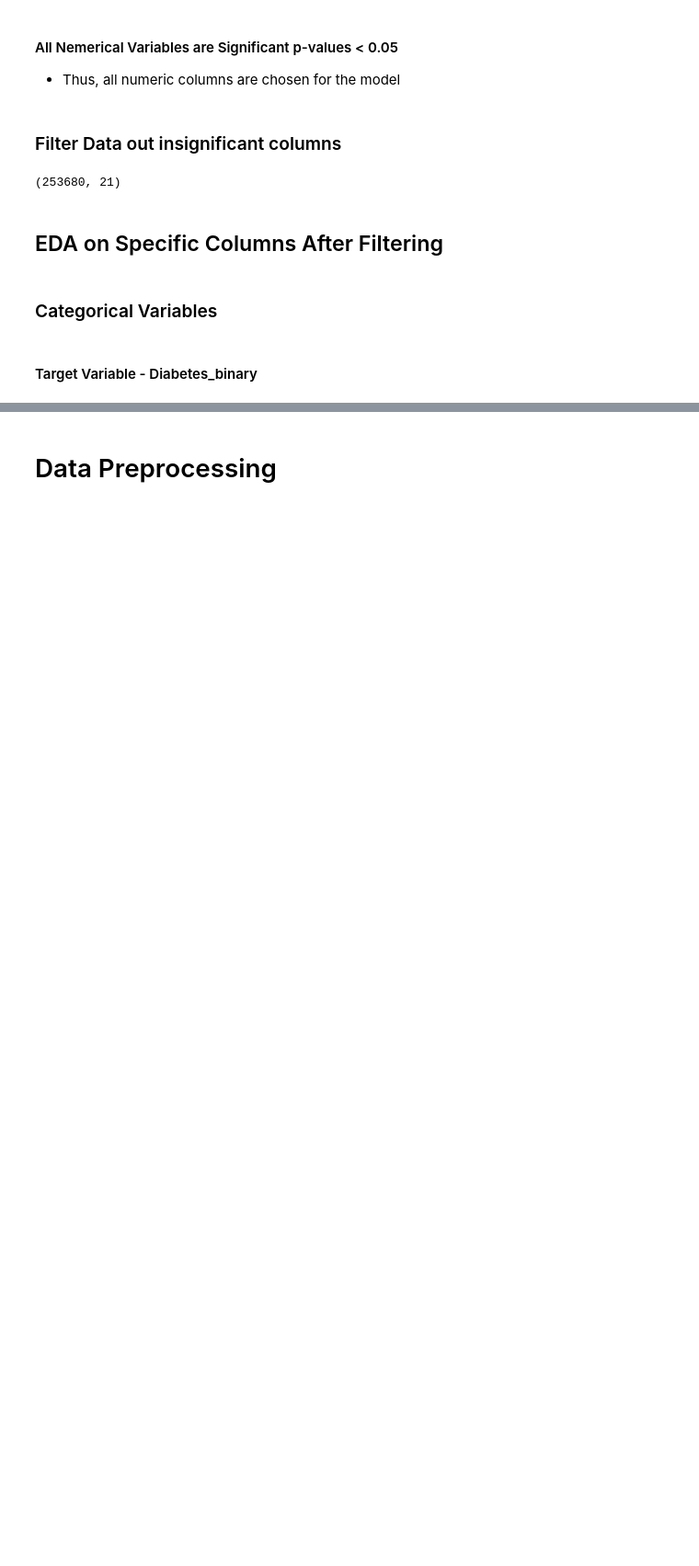
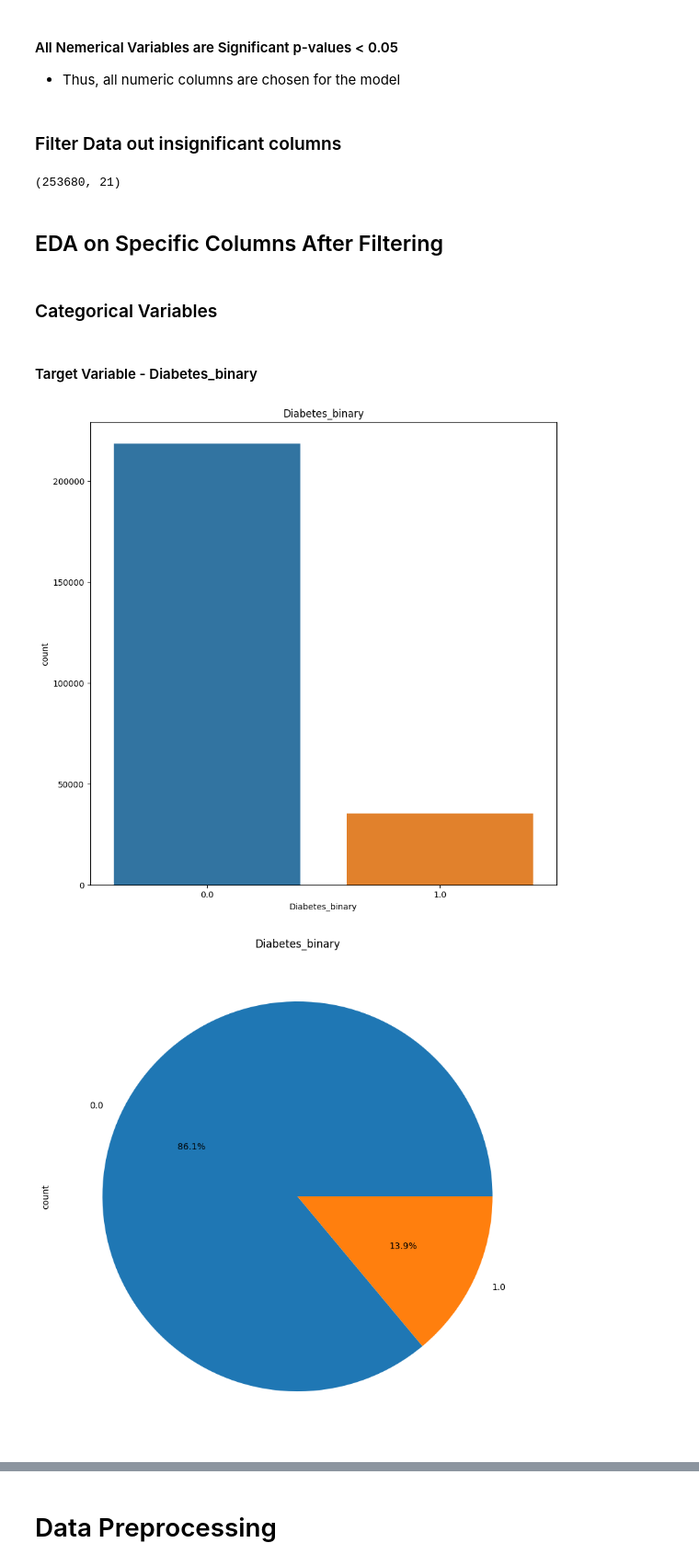
Before and after one commit to RileyLeo/Diabetes-Prediction-ML, a Jupyter notebook: notebook.ipynb, the cells around one changed output, grey strips where cells are left out. Shown at 92% size. Cells and saved outputs as stored; diff of their text form; code cells hidden in the pictures; blank space fills up the shorter version.

```diff
--- a/notebook.ipynb
+++ b/notebook.ipynb
@@ -34,3 +43,21 @@ def separate_column_names_by_binary_and_nonbinary(df):
+# %%
+def create_count_plot_for_categorical_variables(df, column_name, title):
+    """
+    This function creates count plot for categorical variables.
+    """
+    plt.figure(figsize=(10, 10))
+    sns.countplot(x=column_name, data=df)
+    plt.title(title)
+    plt.show()
+# %%
+def create_pi_chart_for_categorical_variables(df, column_name, title):
+    """
+    This function creates pi chart for categorical variables.
+    """
+    plt.figure(figsize=(10, 10))
+    df[column_name].value_counts().plot.pie(autopct='%1.1f%%')
+    plt.title(title)
+    plt.show()
 # %% [markdown]
 # Exploratory Data Analysis (EDA)
 # %% [markdown]
@@ -338,3 +365,10 @@ diabetes_health_indicators_data_after_feature_selection.shape
 ### Categorical Variables
 # %% [markdown]
 #### Target Variable - Diabetes_binary
+# %%
+# plot a count plot and a pi chart for diabetes_binary
+create_count_plot_for_categorical_variables(diabetes_health_indicators_data_after_feature_selection, 'Diabetes_binary', 'Diabetes_binary')
+create_pi_chart_for_categorical_variables(diabetes_health_indicators_data_after_feature_selection, 'Diabetes_binary', 'Diabetes_binary')
+# %% [output]
+[figure, added]
+[figure, added]
```
Also changed, not shown: parts of 37 cells of this notebook.
